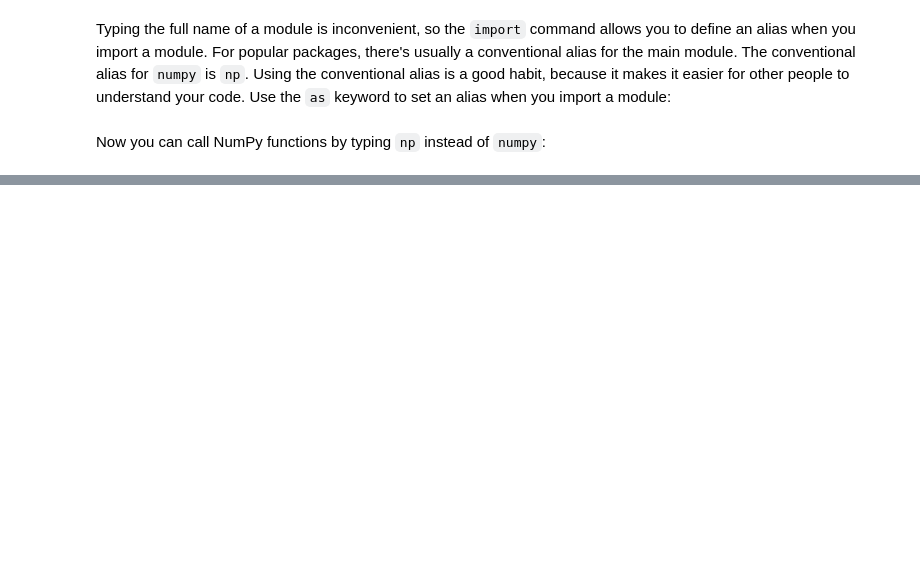
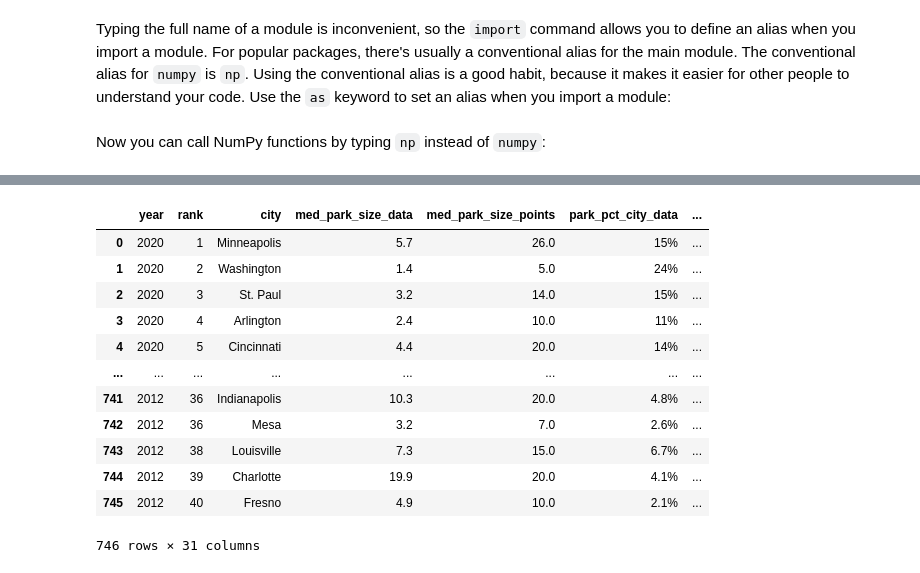
Before and after one commit to ucdavisdatalab/workshop_python_basics, a Jupyter notebook: _sources/chapters/01_python-basics.ipynb, the cells around one changed output, grey strips where cells are left out. Drawn from its saved outputs; the diff is of its cells as text; code cells hidden in the pictures; blank space fills up the shorter version.

```diff
--- a/_sources/chapters/01_python-basics.ipynb
+++ b/_sources/chapters/01_python-basics.ipynb
@@ -577,0 +921,19 @@ Reading Files
+# %%
+import pandas as pd
+
+parks = pd.read_csv("data/parks_final.csv")
+parks
+# %% [output]
+|  | year | rank | city | med_park_size_data | med_park_size_points | park_pct_city_data | ... |
+| 0 | 2020 | 1 | Minneapolis | 5.7 | 26.0 | 15% | ... |
+| 1 | 2020 | 2 | Washington | 1.4 | 5.0 | 24% | ... |
+| 2 | 2020 | 3 | St. Paul | 3.2 | 14.0 | 15% | ... |
+| 3 | 2020 | 4 | Arlington | 2.4 | 10.0 | 11% | ... |
+| 4 | 2020 | 5 | Cincinnati | 4.4 | 20.0 | 14% | ... |
+| ... | ... | ... | ... | ... | ... | ... | ... |
+| 741 | 2012 | 36 | Indianapolis | 10.3 | 20.0 | 4.8% | ... |
+| 742 | 2012 | 36 | Mesa | 3.2 | 7.0 | 2.6% | ... |
+| 743 | 2012 | 38 | Louisville | 7.3 | 15.0 | 6.7% | ... |
+| 744 | 2012 | 39 | Charlotte | 19.9 | 20.0 | 4.1% | ... |
+| 745 | 2012 | 40 | Fresno | 4.9 | 10.0 | 2.1% | ... |
+746 rows × 31 columns
```
Also changed, not shown: parts of 60 cells of this notebook, 22 other files.
